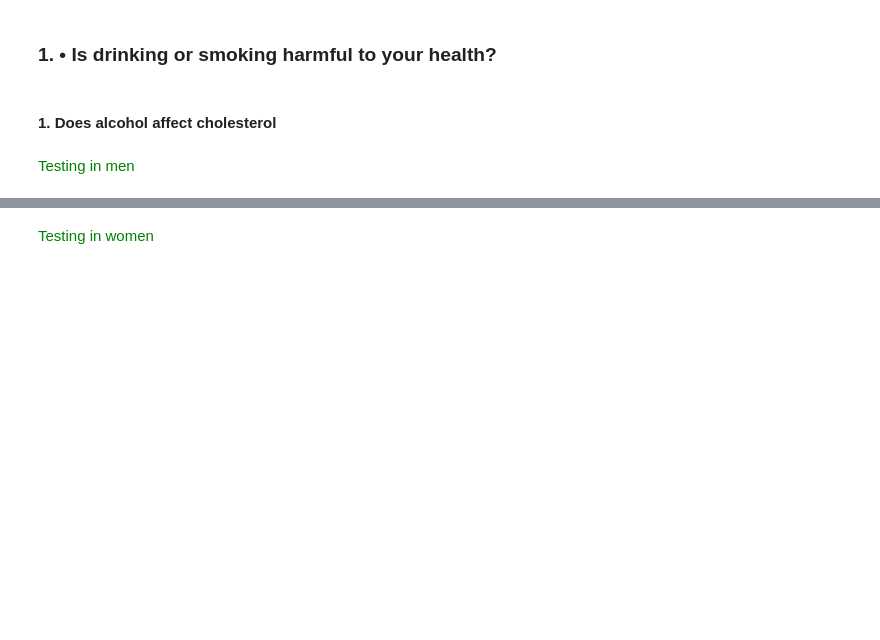
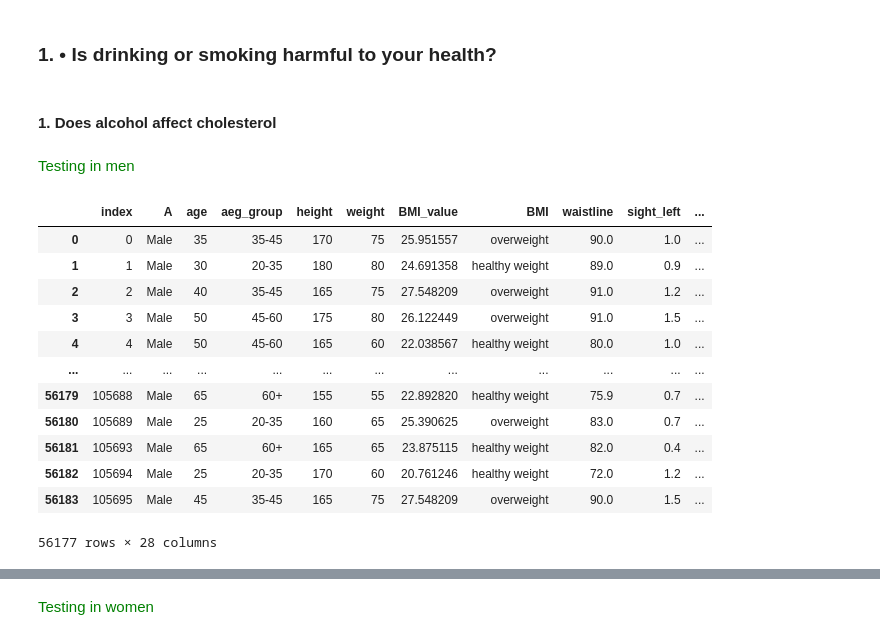
Before and after one commit to reuvenwel/project-1, a Jupyter notebook: גירסה 3.ipynb, the cells around one changed output, grey strips where cells are left out. Cells and saved outputs as stored; diff of their text form; code cells hidden in the pictures; blank space fills up the shorter version.

```diff
--- a/גירסה 3.ipynb
+++ b/גירסה 3.ipynb
@@ -358,6 +358,28 @@ df_drk4 = group_4.groupby('aeg_group').agg({'BMI_value': ['mean'],'SGOT_AST':['m
 #### <b id="section_2">  </b> <b style='color:blauk'>1. Does alcohol affect cholesterol </b> <b></b>
 # %% [markdown]
 <span style="color: green;">Testing in men</span>
+# %%
+
+
+male_df1 = male_df[male_df["HDL_chole"]<300]
+male_df1 = male_df1[male_df1["LDL_chole"]<300]
+
+
+male_df1
+# %% [output]
+|  | index | A | age | aeg_group | height | weight | BMI_value | BMI | waistline | sight_left | ... |
+| 0 | 0 | Male | 35 | 35-45 | 170 | 75 | 25.951557 | overweight | 90.0 | 1.0 | ... |
+| 1 | 1 | Male | 30 | 20-35 | 180 | 80 | 24.691358 | healthy weight | 89.0 | 0.9 | ... |
+| 2 | 2 | Male | 40 | 35-45 | 165 | 75 | 27.548209 | overweight | 91.0 | 1.2 | ... |
+| 3 | 3 | Male | 50 | 45-60 | 175 | 80 | 26.122449 | overweight | 91.0 | 1.5 | ... |
+| 4 | 4 | Male | 50 | 45-60 | 165 | 60 | 22.038567 | healthy weight | 80.0 | 1.0 | ... |
+| ... | ... | ... | ... | ... | ... | ... | ... | ... | ... | ... | ... |
+| 56179 | 105688 | Male | 65 | 60+ | 155 | 55 | 22.892820 | healthy weight | 75.9 | 0.7 | ... |
+| 56180 | 105689 | Male | 25 | 20-35 | 160 | 65 | 25.390625 | overweight | 83.0 | 0.7 | ... |
+| 56181 | 105693 | Male | 65 | 60+ | 165 | 65 | 23.875115 | healthy weight | 82.0 | 0.4 | ... |
+| 56182 | 105694 | Male | 25 | 20-35 | 170 | 60 | 20.761246 | healthy weight | 72.0 | 1.2 | ... |
+| 56183 | 105695 | Male | 45 | 35-45 | 165 | 75 | 27.548209 | overweight | 90.0 | 1.5 | ... |
+56177 rows × 28 columns
 # %%
 # HDL_chole = good chole
 # LDL_chole = bed chole
```
Also changed, not shown: parts of 16 cells of this notebook.
